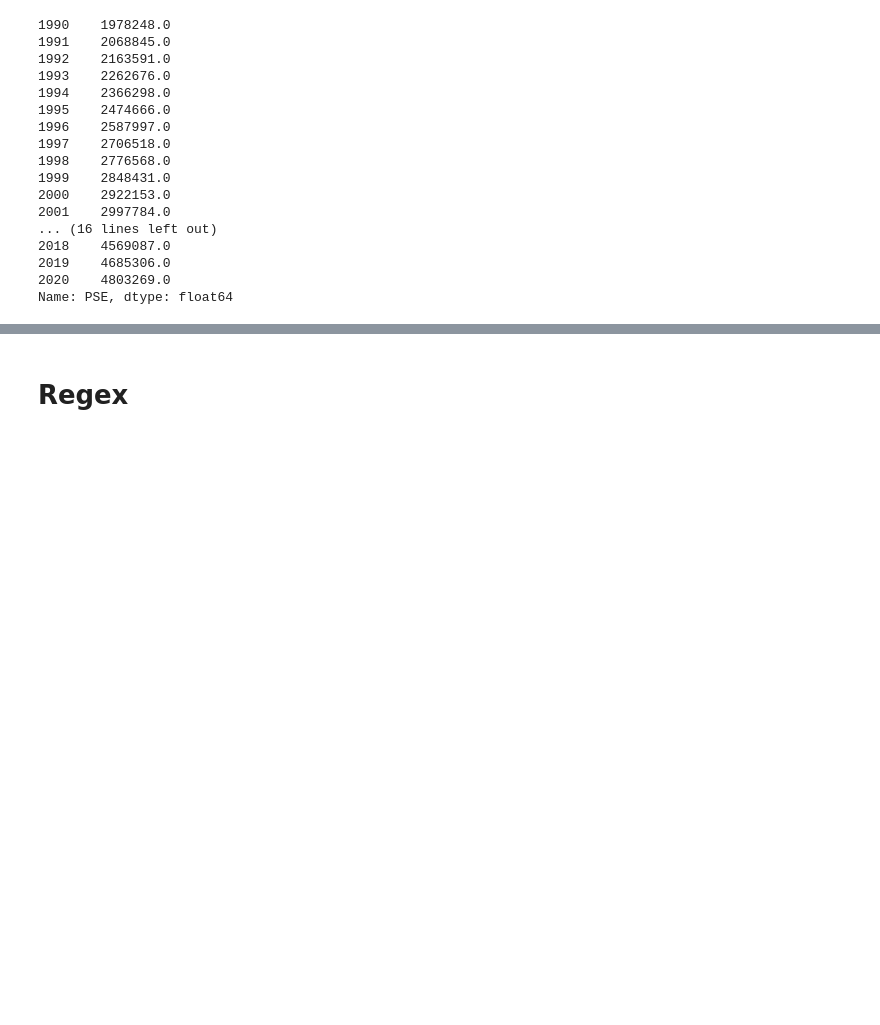
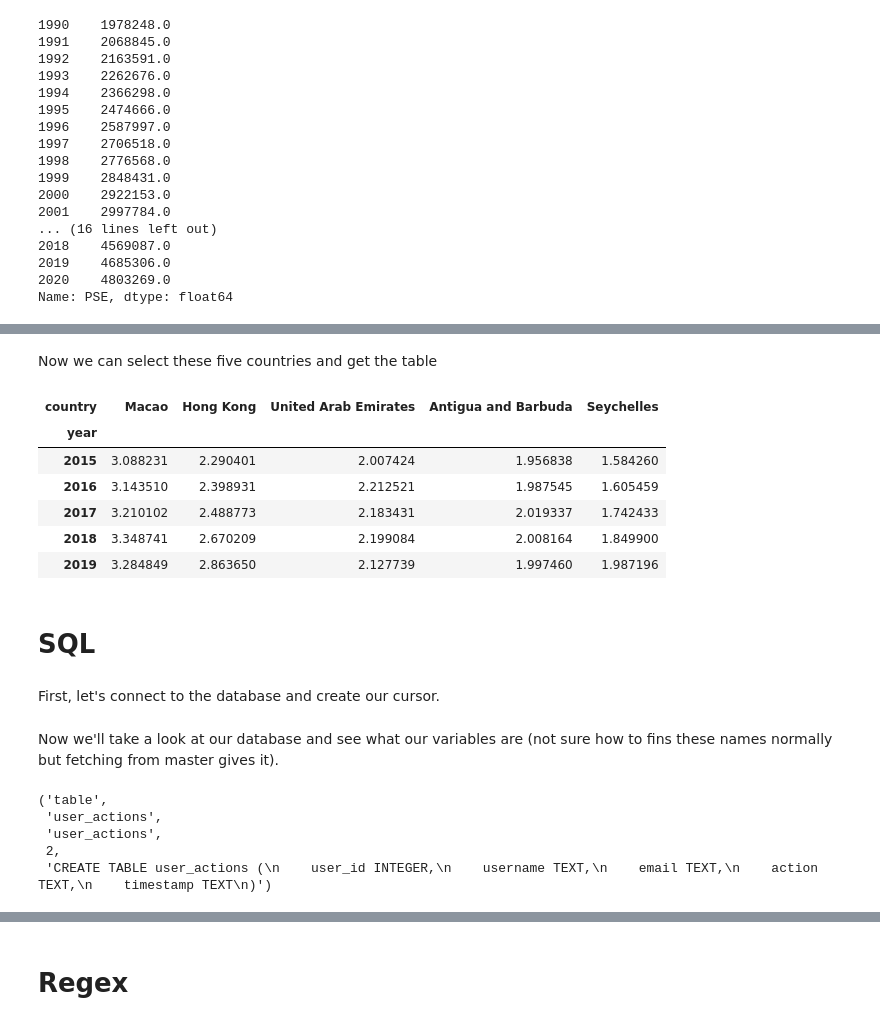
Before and after one commit to Schwankus/su-mt4007, a Jupyter notebook: HW4/HW4.ipynb, the cells around one changed output, grey strips where cells are left out. Saved outputs shown, nothing was run; the diff lists cells and outputs as text; code cells hidden in the pictures; blank space fills up the shorter version.

```diff
--- a/HW4/HW4.ipynb
+++ b/HW4/HW4.ipynb
@@ -124,3 +111,7 @@ pop = pop.drop(axis = 0, index = "INX").fillna(0)
 # %%
 # give columns name
 pop.columns.name = "year"
+cell.columns.name = "year"
+newdf = pd.merge(cell.stack().reset_index().rename(columns={0: "n_cellphones"}),
+                 pop.stack().reset_index().rename(columns={0: "population"}))
+newdf.head()
@@ -146,6 +141,5 @@ count.rename(columns={"alpha-3":"iso-3","name":"country"}, inplace = 1)
 # %%
-cell.columns.name = "year"
-
-newdf = pd.merge(cell.stack().reset_index().rename(columns={0: "n_cellphones"}), pop.stack().reset_index().rename(columns={0: "population"}))
-newdf["new"] = newdf["n_cellphones"] / newdf["population"]
-newdf = pd.merge(newdf,count)
+newdf[""] = newdf["n_cellphones"] / newdf["population"]
+newdf.drop(columns=["n_cellphones","population","iso-3"],inplace = True)
+newdf.set_index(["year","country"], inplace = True)
+newdf.head()
@@ -169,2 +153,0 @@ newdf
-# %%
-newdf.set_index(["country","year"], inplace = True)
@@ -205,0 +156,4 @@ newdf.unstack()
+# %%
+newdf = newdf.unstack()
+newdf.columns = newdf.columns.get_level_values(1)
+newdf.head()
@@ -205,0 +175,16 @@ newdf.unstack()
+# %% [markdown]
+Now we can select these five countries and get the table
+# %%
+newdf[["Macao","Hong Kong","United Arab Emirates","Antigua and Barbuda","Seychelles"]].tail()
+# %% [output]
+| country | Macao | Hong Kong | United Arab Emirates | Antigua and Barbuda | Seychelles |
+| year |  |  |  |  |  |
+| 2015 | 3.088231 | 2.290401 | 2.007424 | 1.956838 | 1.584260 |
+| 2016 | 3.143510 | 2.398931 | 2.212521 | 1.987545 | 1.605459 |
+| 2017 | 3.210102 | 2.488773 | 2.183431 | 2.019337 | 1.742433 |
+| 2018 | 3.348741 | 2.670209 | 2.199084 | 2.008164 | 1.849900 |
+| 2019 | 3.284849 | 2.863650 | 2.127739 | 1.997460 | 1.987196 |
+# %% [markdown]
+# SQL
+# %% [markdown]
+First, let's connect to the database and create our cursor.
@@ -205,0 +194,15 @@ newdf.unstack()
+# %% [markdown]
+Now we'll take a look at our database and see what our variables are (not sure how to fins these names normally but fetching from master gives it).
+# %%
+query = """
+SELECT *
+FROM sqlite_master
+"""
+cursor.execute(query)
+cursor.fetchone()
+# %% [output]
+('table',
+ 'user_actions',
+ 'user_actions',
+ 2,
+ 'CREATE TABLE user_actions (\n    user_id INTEGER,\n    username TEXT,\n    email TEXT,\n    action TEXT,\n    timestamp TEXT\n)')
```
Also changed, not shown: parts of 34 cells of this notebook, 1 other file.
